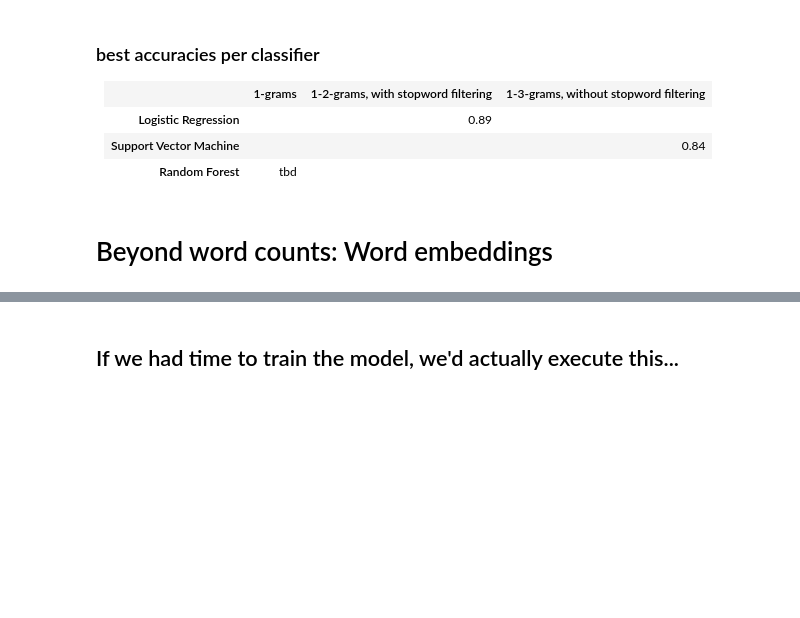
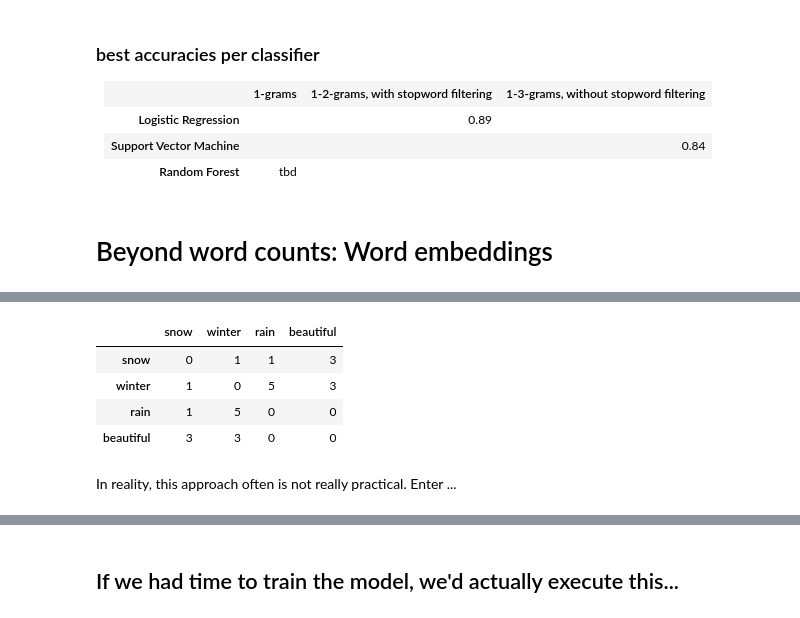
Before and after one commit to skeydan/sentiment_imdb, a Jupyter notebook: SentimentAnalysisIMDB.ipynb, the cells around one changed output, grey strips where cells are left out. Saved outputs shown, nothing was run; the diff lists cells and outputs as text; code cells hidden in the pictures; blank space fills up the shorter version.

```diff
--- a/SentimentAnalysisIMDB.ipynb
+++ b/SentimentAnalysisIMDB.ipynb
@@ -337,0 +361,13 @@ word_importances_bigrams[-11:-1]
+# %%
+words = ['snow', 'winter', 'rain', 'beautiful']
+co_occurrences = pd.DataFrame([[0,1,1,3], [1,0,5,3], [1,5,0,0], [3,3,0,0]],
+                               columns = words, index = words)
+co_occurrences
+# %% [output]
+|  | snow | winter | rain | beautiful |
+| snow | 0 | 1 | 1 | 3 |
+| winter | 1 | 0 | 5 | 3 |
+| rain | 1 | 5 | 0 | 0 |
+| beautiful | 3 | 3 | 0 | 0 |
+# %% [markdown]
+In reality, this approach often is not really practical. Enter ...
```
Also changed, not shown: parts of 10 cells of this notebook.
